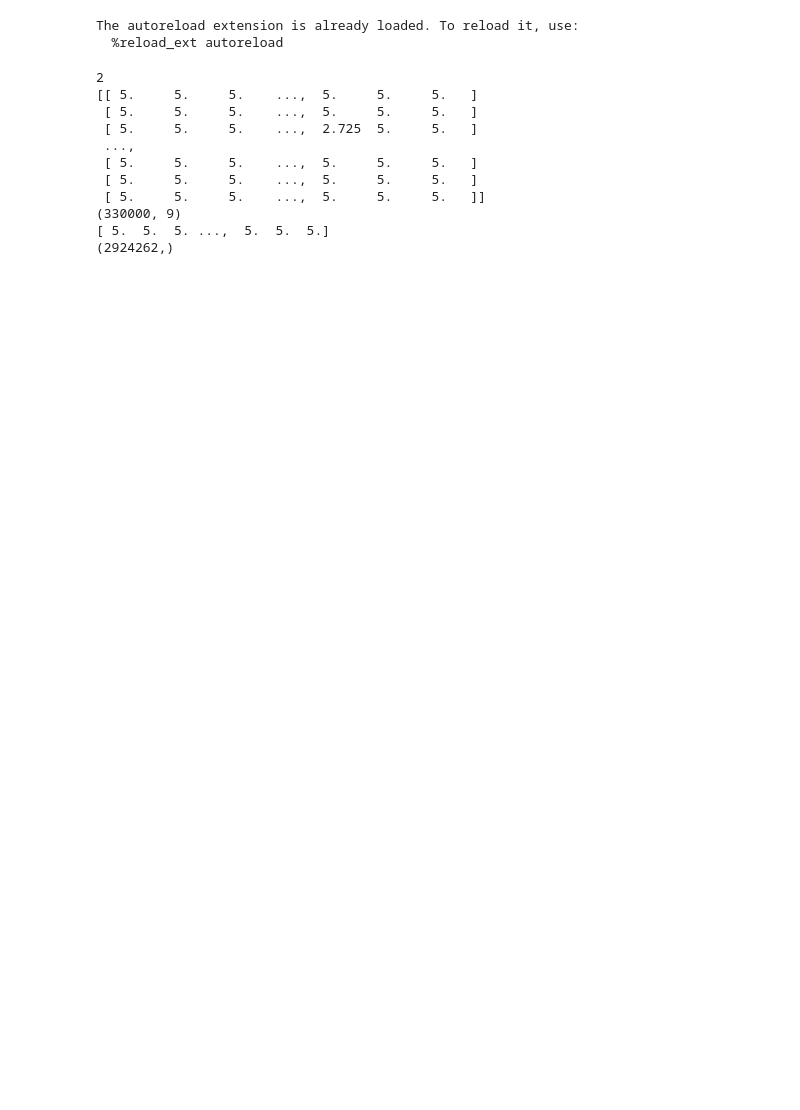
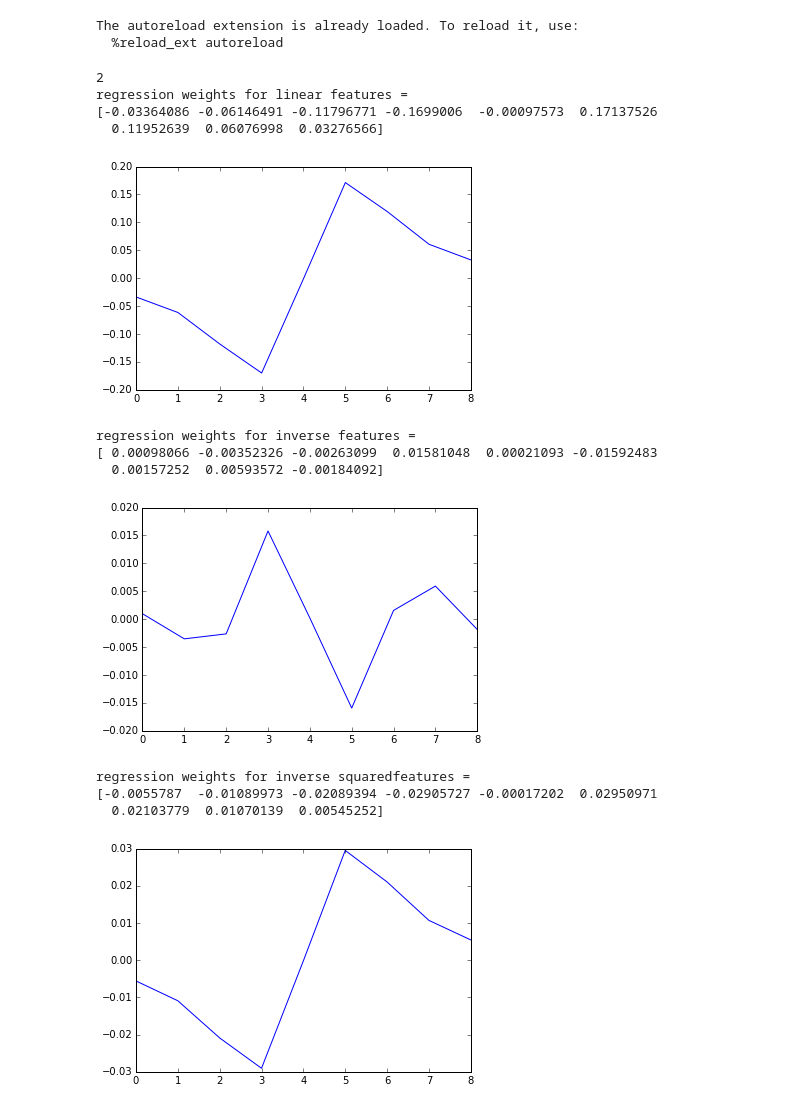
Before and after one commit to peteflorence/DPML, a Jupyter notebook: DPML_LinearRegression.ipynb, the cells around one changed output. Saved outputs shown, nothing was run; the diff lists cells and outputs as text; code cells hidden in the pictures; blank space fills up the shorter version.

Commit message:
lin reg with inverse and squared inverse features

```diff
--- a/DPML_LinearRegression.ipynb
+++ b/DPML_LinearRegression.ipynb
@@ -17,47 +17,40 @@ The autoreload extension is already loaded. To reload it, use:
 # %%
 def calcLinReg(lr):
     w = lr.reg()
     print "regression weights for linear features = "
     print w
     plt.plot(w)
     plt.show()
 
     lr.inverseFeatures()
     w = lr.reg()
     print "regression weights for inverse features = "
     print w
     plt.plot(w)
     plt.show()
 
     lr.inverseSquaredFeatures()
     w = lr.reg()
     print "regression weights for inverse squaredfeatures = "
     print w
     plt.plot(w)
     plt.show()
 
-filename = 'sampleML_less_aggressive.csv'
+filename = 'sampleML_less_aggressive_purged.csv'
 lr = LinearRegression.DPMLfromFile(filename)
-print lr.phi
-print np.shape(lr.phi)
-lr.purgeOfCollisions()
-print lr.phi
-print np.shape(lr.phi)
-#calcLinReg(lr)
 
-# for i, rowvalue in enumerate(lr.phi):
-#     for j, value in enumerate(rowvalue):
-#         if (lr.phi[i,j] == 0):
-#             print "found a zero at ", i, j
+calcLinReg(lr)
 # %% [output]
 2
-[[ 5.     5.     5.    ...,  5.     5.     5.   ]
- [ 5.     5.     5.    ...,  5.     5.     5.   ]
- [ 5.     5.     5.    ...,  2.725  5.     5.   ]
- ...,
- [ 5.     5.     5.    ...,  5.     5.     5.   ]
- [ 5.     5.     5.    ...,  5.     5.     5.   ]
- [ 5.     5.     5.    ...,  5.     5.     5.   ]]
-(330000, 9)
-[ 5.  5.  5. ...,  5.  5.  5.]
-(2924262,)
+regression weights for linear features =
+[-0.03364086 -0.06146491 -0.11796771 -0.1699006  -0.00097573  0.17137526
+  0.11952639  0.06076998  0.03276566]
+[figure, added]
+regression weights for inverse features =
+[ 0.00098066 -0.00352326 -0.00263099  0.01581048  0.00021093 -0.01592483
+  0.00157252  0.00593572 -0.00184092]
+[figure, added]
+regression weights for inverse squaredfeatures =
+[-0.0055787  -0.01089973 -0.02089394 -0.02905727 -0.00017202  0.02950971
+  0.02103779  0.01070139  0.00545252]
+[figure, added]
```
